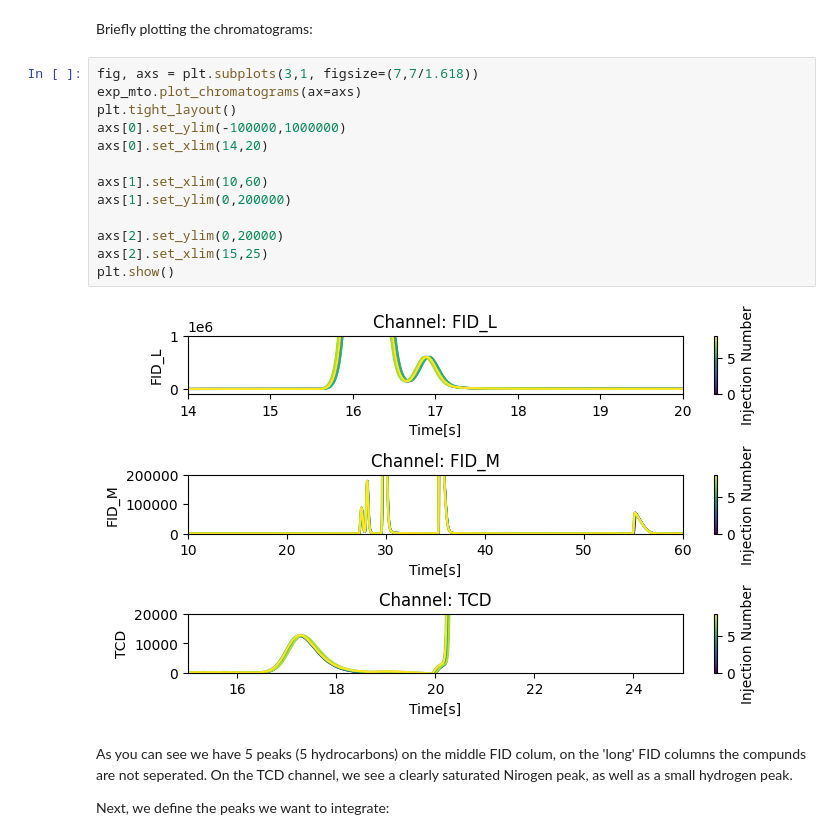
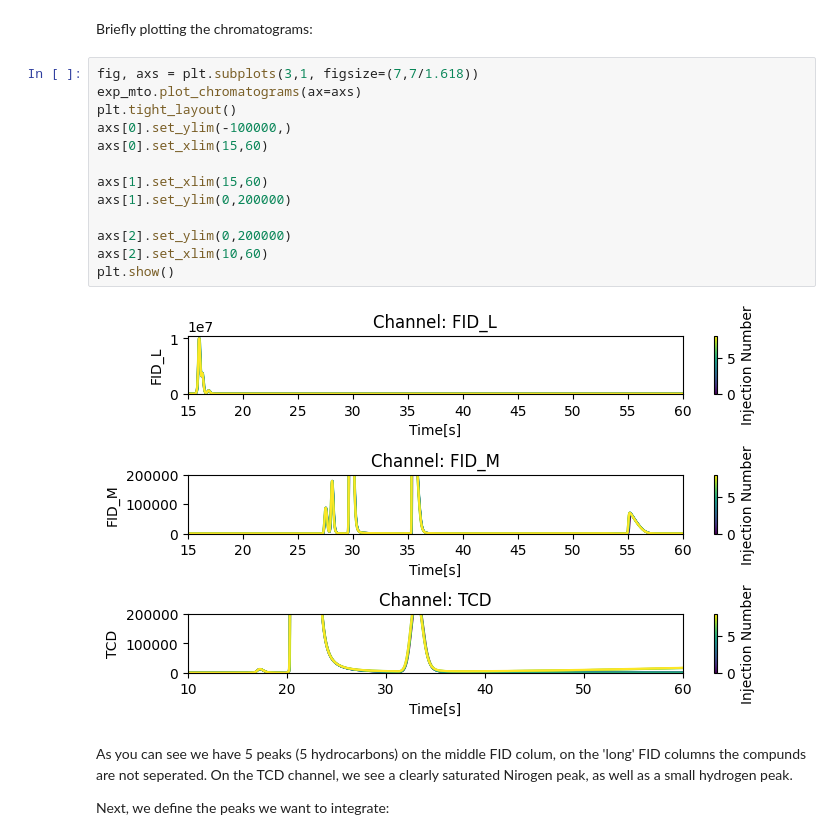
Before and after one commit to MyonicS/ChromStream, a Jupyter notebook: example_notebooks/example_calibration.ipynb, the cells around one changed output. Drawn from its saved outputs; the diff is of its cells as text.

```diff
--- a/example_notebooks/example_calibration.ipynb
+++ b/example_notebooks/example_calibration.ipynb
@@ -40,18 +40,18 @@ Briefly plotting the chromatograms:
 # %%
 fig, axs = plt.subplots(3,1, figsize=(7,7/1.618))
 exp_mto.plot_chromatograms(ax=axs)
 plt.tight_layout()
-axs[0].set_ylim(-100000,1000000)
-axs[0].set_xlim(14,20)
+axs[0].set_ylim(-100000,)
+axs[0].set_xlim(15,60)
 
-axs[1].set_xlim(10,60)
+axs[1].set_xlim(15,60)
 axs[1].set_ylim(0,200000)
 
-axs[2].set_ylim(0,20000)
-axs[2].set_xlim(15,25)
+axs[2].set_ylim(0,200000)
+axs[2].set_xlim(10,60)
 plt.show()
 # %% [output]
-[figure, old version]
+[figure, new version]
 # %% [markdown]
 As you can see we have 5 peaks (5 hydrocarbons) on the middle FID colum, on the 'long' FID columns the compunds are not seperated. On the TCD channel, we see a clearly saturated Nirogen peak, as well as a small hydrogen peak.
 
```
